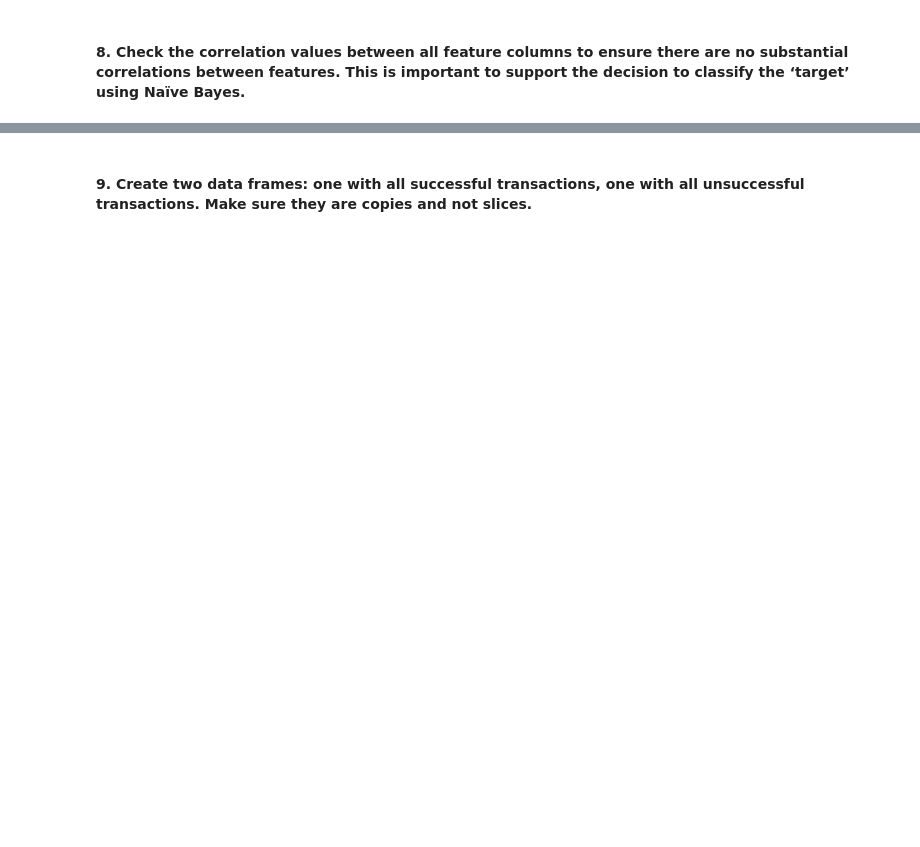
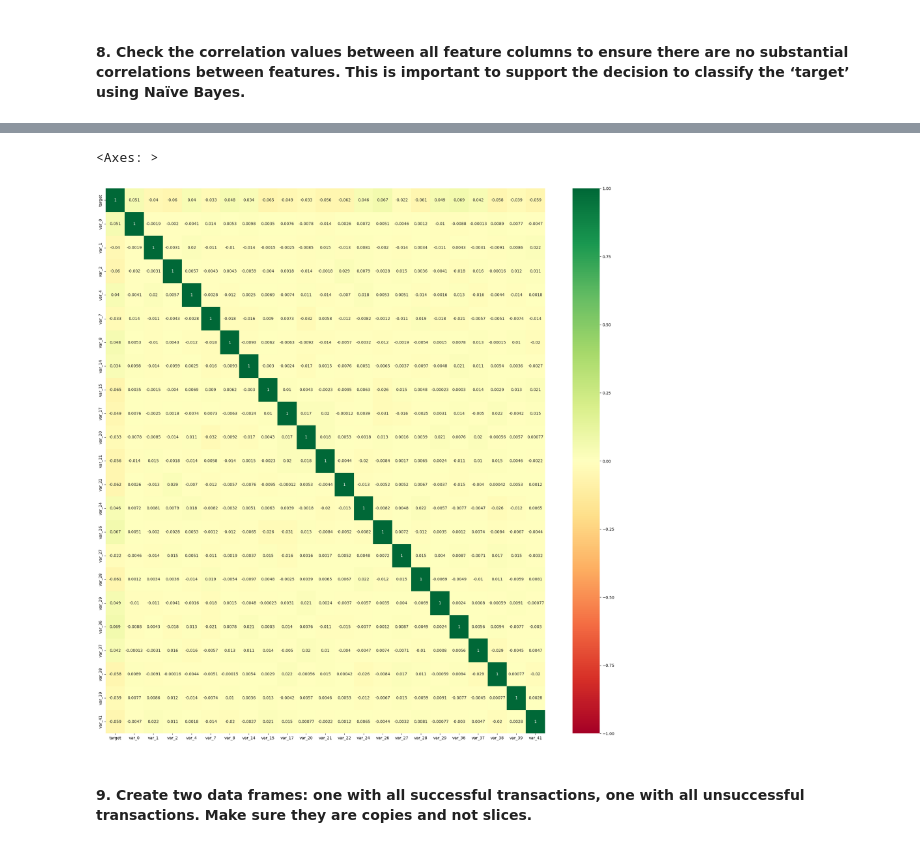
Before and after one commit to cnmi-ds-22/tanickell___Data-Science-Portfolio-C22, a Jupyter notebook: Modules/Module_1_Intro_to_DS_and_Naive_Bayes/Projects/Instructions/Project.1-Transactions/Project.1-Pass-08.ipynb, the cells around one changed output, grey strips where cells are left out. Cells and saved outputs as stored; diff of their text form; code cells hidden in the pictures; blank space fills up the shorter version.

```diff
--- a/Modules/Module_1_Intro_to_DS_and_Naive_Bayes/Projects/Instructions/Project.1-Transactions/Project.1-Pass-08.ipynb
+++ b/Modules/Module_1_Intro_to_DS_and_Naive_Bayes/Projects/Instructions/Project.1-Transactions/Project.1-Pass-08.ipynb
@@ -463,13 +812,16 @@ column_correlations
 # %%
 # Display correlation matrix
-plt.figure(figsize = (10, 10))
+plt.figure(figsize = (25, 25))
 sns.heatmap(
     column_correlations,
     annot = True,
     vmin = -1,
     vmax = 1,
     cmap = 'RdYlGn'
 )
+# %% [output]
+<Axes: >
+[figure, added]
 # %% [markdown]
 #### 9. Create two data frames: one with all successful transactions, one with all unsuccessful transactions. **Make sure they are copies and not slices**.
 # %%
```
Also changed, not shown: parts of 103 cells of this notebook.
